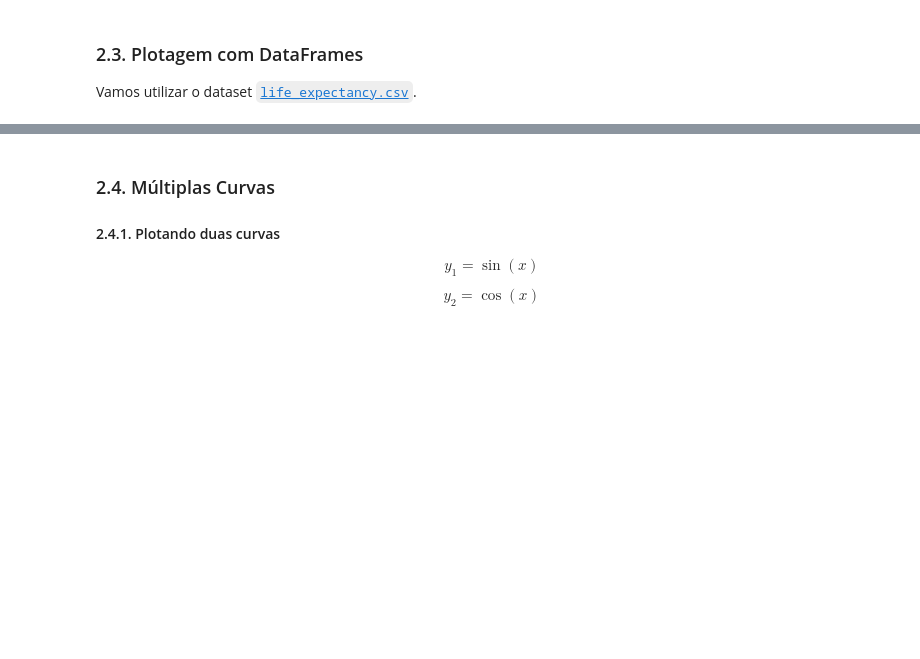
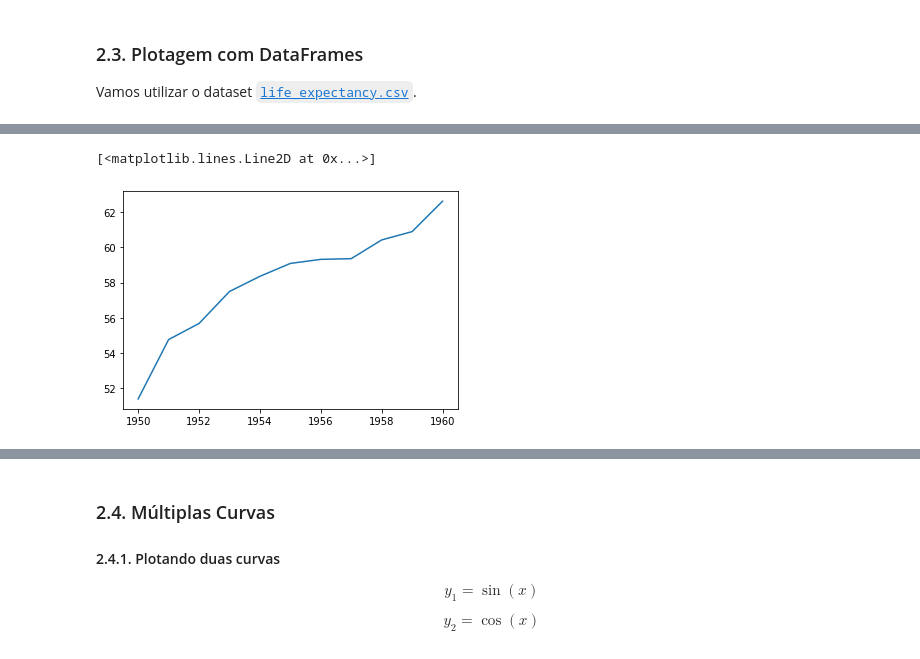
Before and after one commit to walisson-silva-ada/827-data-toolbox, a Jupyter notebook: 03. Matplotlib/03. Matplotlib.ipynb, the cells around one changed output, grey strips where cells are left out. Saved outputs shown, nothing was run; the diff lists cells and outputs as text; code cells hidden in the pictures; blank space fills up the shorter version.

```diff
--- a/03. Matplotlib/03. Matplotlib.ipynb
+++ b/03. Matplotlib/03. Matplotlib.ipynb
@@ -64,0 +153,5 @@ Vamos utilizar o dataset [`life_expectancy.csv`](https://s3-sa-east-1.amazonaws.
+# %%
+plt.plot(df_usa.Year, df_usa['Life Expectancy'])
+# %% [output]
+[<matplotlib.lines.Line2D at 0x...>]
+[figure, added]
```
Also changed, not shown: parts of 27 cells of this notebook, 2 other files.
